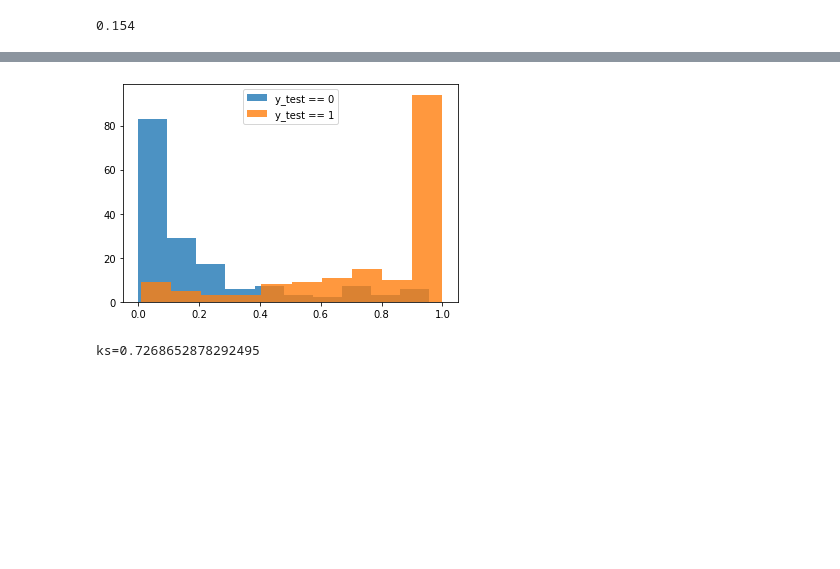
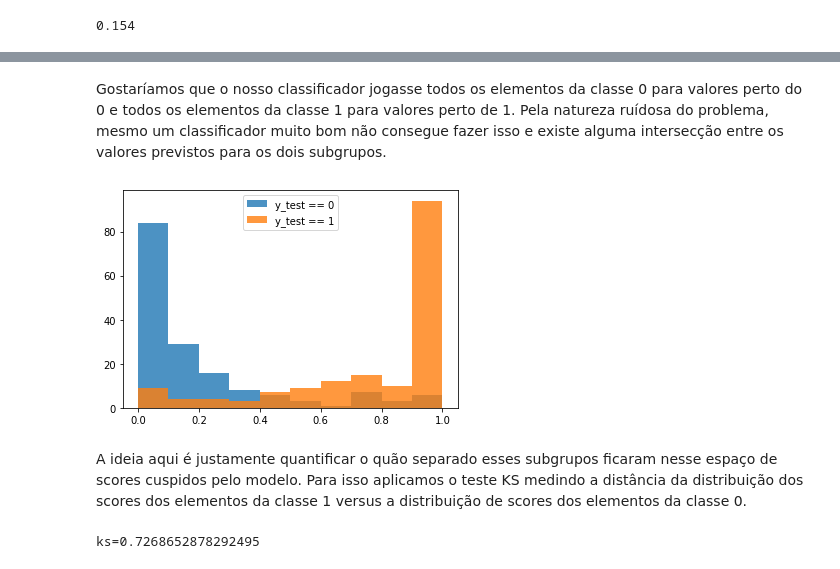
Before and after one commit to vitaliset/talks, a Jupyter notebook: Training_DataLab_2022_08_31/Probabilidade.ipynb, the cells around one changed output, grey strips where cells are left out. Drawn from its saved outputs; the diff is of its cells as text; code cells hidden in the pictures; blank space fills up the shorter version.

```diff
--- a/Training_DataLab_2022_08_31/Probabilidade.ipynb
+++ b/Training_DataLab_2022_08_31/Probabilidade.ipynb
@@ -549,13 +618,17 @@ X_train, X_test, y_train, y_test = train_test_split(X, y, test_size=0.33, random
 log_reg = LogisticRegression().fit(X_train,y_train)
 
 y_prev_prob = log_reg.predict_proba(X_test)[:,1]
+# %% [markdown]
+Gostaríamos que o nosso classificador jogasse todos os elementos da classe 0 para valores perto do 0 e todos os elementos da classe 1 para valores perto de 1. Pela natureza ruídosa do problema, mesmo um classificador muito bom não consegue fazer isso e existe alguma intersecção entre os valores previstos para os dois subgrupos.
 # %%
-plt.hist(y_prev_prob[y_test==0], alpha=0.8, label='y_test == 0')
-plt.hist(y_prev_prob[y_test==1], alpha=0.8, label='y_test == 1')
+plt.hist(y_prev_prob[y_test==0], bins=np.linspace(0,1,11), alpha=0.8, label='y_test == 0')
+plt.hist(y_prev_prob[y_test==1], bins=np.linspace(0,1,11), alpha=0.8, label='y_test == 1')
 plt.legend()
 plt.show()
 # %% [output]
-[figure, old version]
+[figure, new version]
+# %% [markdown]
+A ideia aqui é justamente quantificar o quão separado esses subgrupos ficaram nesse espaço de scores cuspidos pelo modelo. Para isso aplicamos o teste KS medindo a distância da distribuição dos scores dos elementos da classe 1 versus a distribuição de scores dos elementos da classe 0.
 # %%
 ks, pvalue = ks_2samp(y_prev_prob[y_test==0], y_prev_prob[y_test==1])
 print(f"{ks=}")
```
Also changed, not shown: parts of 20 cells of this notebook, 1 other file.
